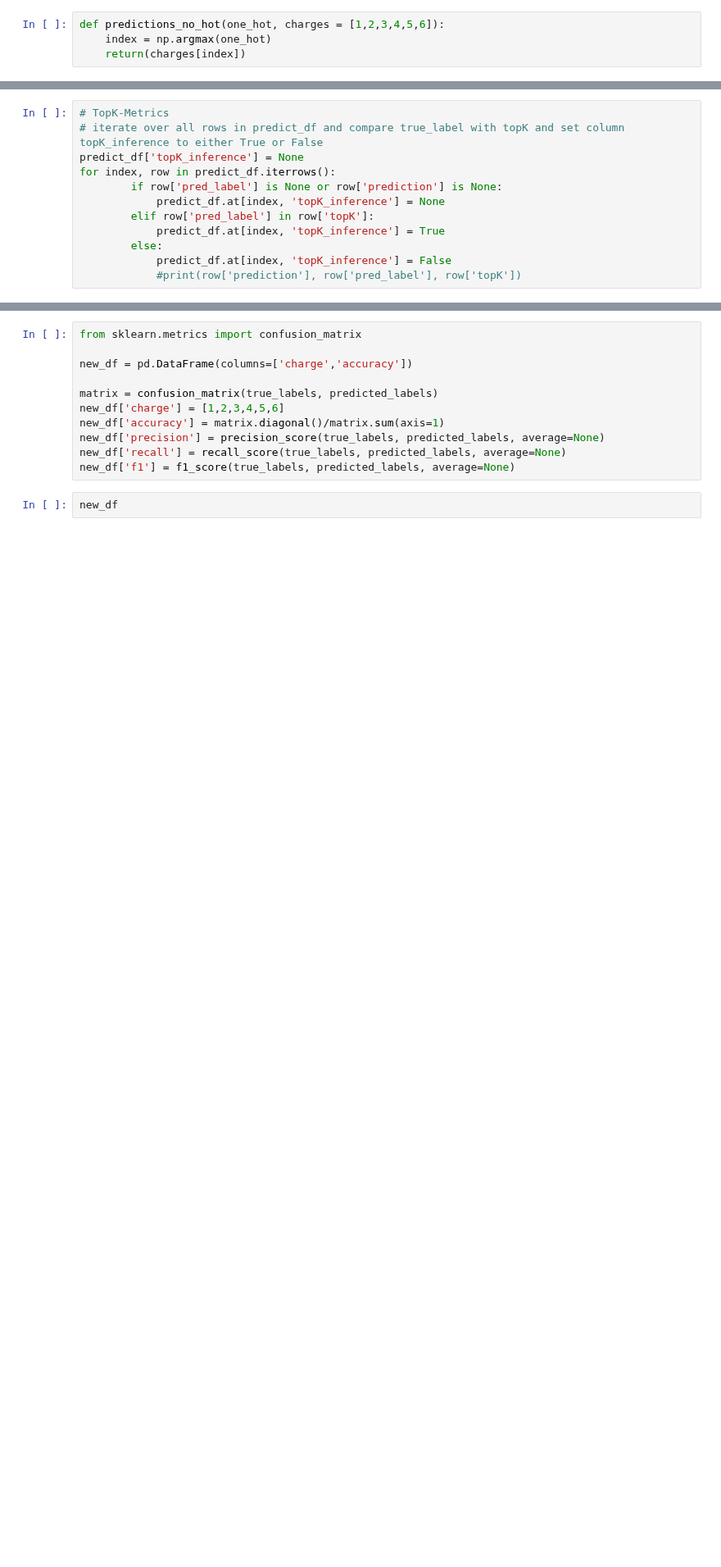
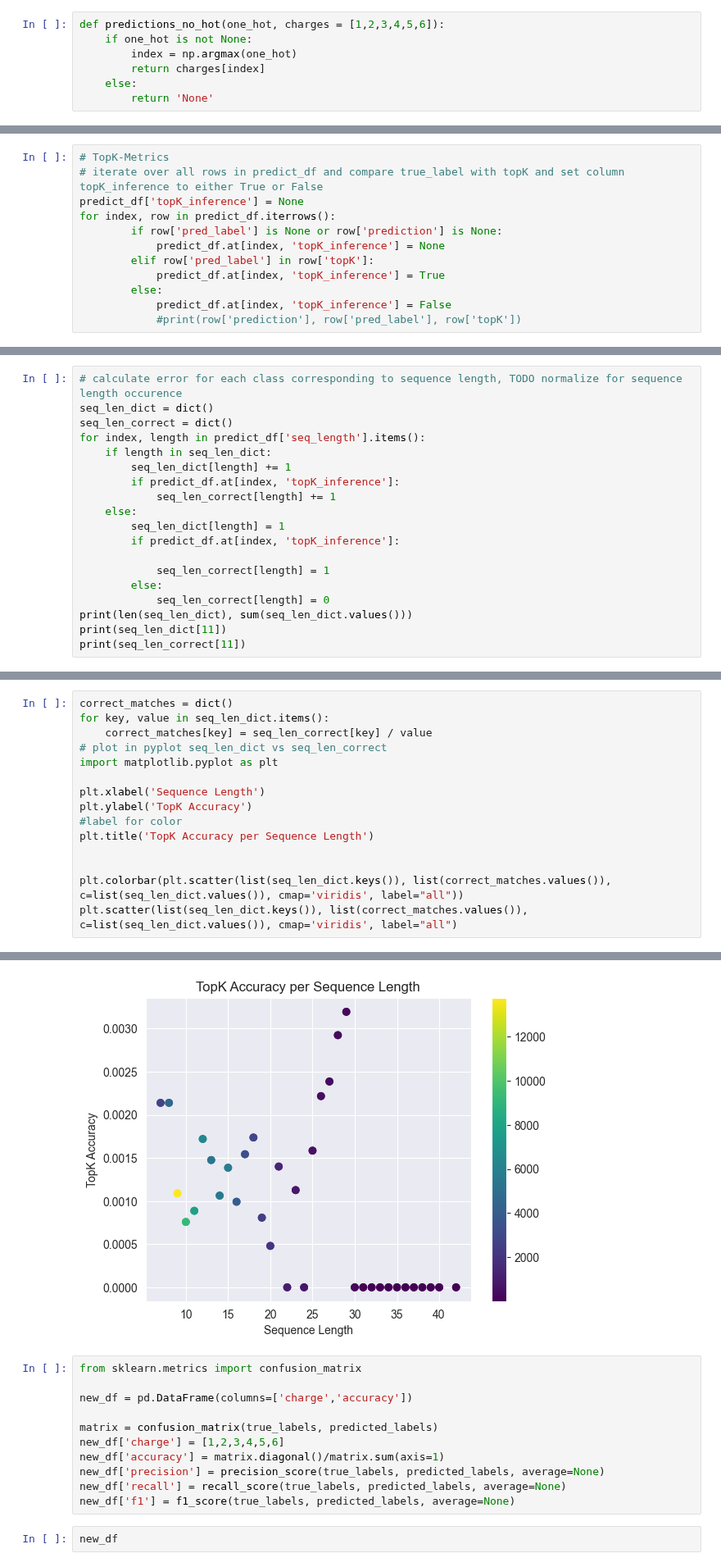
Before and after one commit to Sacesh/Masterpraktikum, a Jupyter notebook: new_charge_predictor_multiclass.ipynb, the cells around one changed output, grey strips where cells are left out. Shown at 82% size. Drawn from its saved outputs; the diff is of its cells as text; blank space fills up the shorter version.

Commit message:
TopK graph done (sequence length)

```diff
--- a/new_charge_predictor_multiclass.ipynb
+++ b/new_charge_predictor_multiclass.ipynb
@@ -704,8 +704,11 @@ def decode_one_hot(one_hot, charges = [1,2,3,4,5,6]):
             return charges[index]
 # %%
 def predictions_no_hot(one_hot, charges = [1,2,3,4,5,6]):
-    index = np.argmax(one_hot)
-    return(charges[index])
+    if one_hot is not None:
+        index = np.argmax(one_hot)
+        return charges[index]
+    else:
+        return 'None'
 # %%
 np.argmax([0, 0 ,0 ,0, 1])
 # %% [output]
@@ -1155,0 +1192,19 @@ plt.scatter(list(seq_len_dict.keys()), list(correct_matches.values()), c=list(se
+# %%
+# calculate error for each class corresponding to sequence length, TODO normalize for sequence length occurence
+seq_len_dict = dict()
+seq_len_correct = dict()
+for index, length in predict_df['seq_length'].items():
+    if length in seq_len_dict:
+        seq_len_dict[length] += 1
+        if predict_df.at[index, 'topK_inference']:
+            seq_len_correct[length] += 1
+    else:
+        seq_len_dict[length] = 1
+        if predict_df.at[index, 'topK_inference']:
+
+            seq_len_correct[length] = 1
+        else:
+            seq_len_correct[length] = 0
+print(len(seq_len_dict), sum(seq_len_dict.values()))
+print(seq_len_dict[11])
+print(seq_len_correct[11])
@@ -1155,0 +1215,16 @@ plt.scatter(list(seq_len_dict.keys()), list(correct_matches.values()), c=list(se
+# %%
+correct_matches = dict()
+for key, value in seq_len_dict.items():
+    correct_matches[key] = seq_len_correct[key] / value
+# plot in pyplot seq_len_dict vs seq_len_correct
+import matplotlib.pyplot as plt
+
+plt.xlabel('Sequence Length')
+plt.ylabel('TopK Accuracy')
+#label for color
+plt.title('TopK Accuracy per Sequence Length')
+
+
+plt.colorbar(plt.scatter(list(seq_len_dict.keys()), list(correct_matches.values()), c=list(seq_len_dict.values()), cmap='viridis', label="all"))
+plt.scatter(list(seq_len_dict.keys()), list(correct_matches.values()), c=list(seq_len_dict.values()), cmap='viridis', label="all")
+# %% [output]
@@ -1156,3 +1232,4 @@ plt.scatter(list(seq_len_dict.keys()), list(correct_matches.values()), c=list(se
+[figure, added]
 # %%
 from sklearn.metrics import confusion_matrix
 
```
Also changed, not shown: parts of 10 cells of this notebook.
